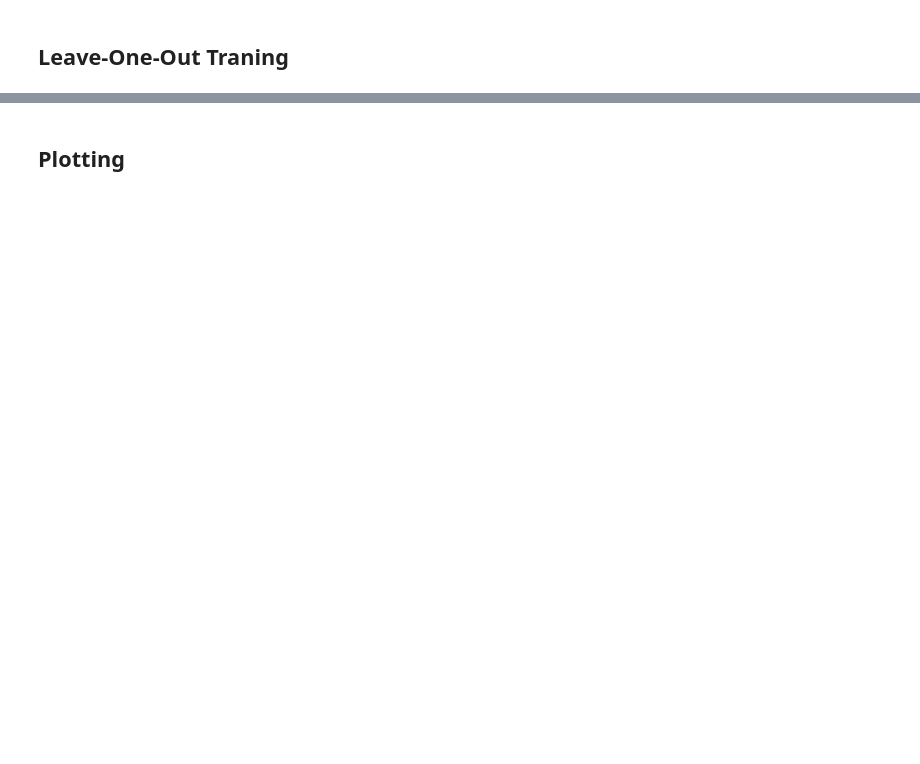
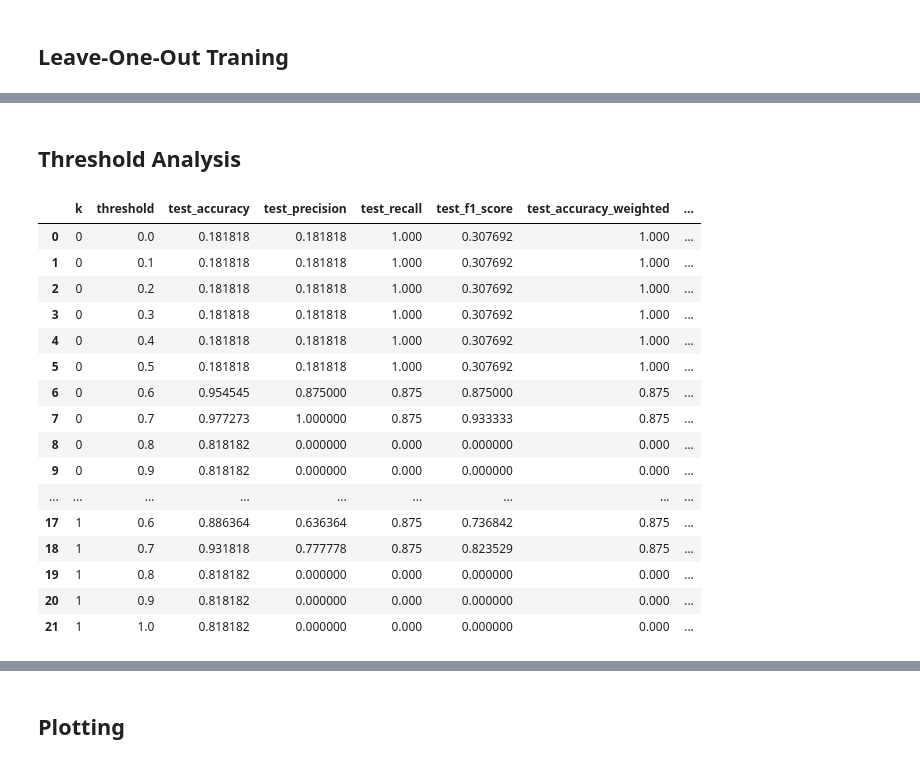
Before and after one commit to ribesstefano/ml4justice-feature-predictor, a Jupyter notebook: notebooks/ml4justice_nlp.ipynb, the cells around one changed output, grey strips where cells are left out. Saved outputs shown, nothing was run; the diff lists cells and outputs as text; code cells hidden in the pictures; blank space fills up the shorter version.

```diff
--- a/notebooks/ml4justice_nlp.ipynb
+++ b/notebooks/ml4justice_nlp.ipynb
@@ -302,0 +320,14 @@ tensor(0.)
+# %%
+import spacy
+
+nlp = spacy.load('it_core_news_lg')
+
+# texts = dataset_df['raw text'].tolist()
+texts = dataset_df['facts'].tolist()
+vectors = [doc.vector for doc in nlp.pipe(texts, batch_size=16)]
+num_features_emb = np.array(vectors).shape[1]
+dataset_df['text_embedding'] = vectors
+
+del nlp
+
+len(dataset_df['text_embedding'])
@@ -498,0 +498,2 @@ report_table.to_csv(f"/content/drive/MyDrive/Colab Notebooks/ml_for_justice/data
+# %% [markdown]
+## Threshold Analysis
@@ -498,0 +503,47 @@ report_table.to_csv(f"/content/drive/MyDrive/Colab Notebooks/ml_for_justice/data
+# %%
+basedir = f"/content/drive/MyDrive/Colab Notebooks/ml_for_justice/data/processed/"
+predictions = torch.load(f'{basedir}/nlp-count_vectorizer-loo-predictions.pt')
+targets = torch.load(f'{basedir}/nlp-count_vectorizer-loo-targets.pt')
+# %%
+predictions = torch.vstack(predictions)
+targets = torch.vstack(targets)
+# %%
+num_labels = targets.size()[-1]
+
+report_table_per_threshold = []
+for k, (y_preds, y_targets) in enumerate(zip(predictions, targets)):
+    y_preds = y_preds.unsqueeze(dim=0)
+    y_targets = y_targets.unsqueeze(dim=0)
+    for threshold in [0.1 * i for i in range(11)]:
+        tmp = {
+            'k': k,
+            'threshold': threshold,
+            f'test_accuracy': accuracy(y_preds, y_targets, task='multilabel', num_labels=num_labels, threshold=threshold).item(),
+            f'test_precision': precision(y_preds, y_targets, task='multilabel', num_labels=num_labels, threshold=threshold).item(),
+            f'test_recall': recall(y_preds, y_targets, task='multilabel', num_labels=num_labels, threshold=threshold).item(),
+            f'test_f1_score': f1_score(y_preds, y_targets, task='multilabel', num_labels=num_labels, threshold=threshold).item(),
+            f'test_accuracy_weighted': accuracy(y_preds, y_targets, task='multilabel', num_labels=num_labels, threshold=threshold, average='weighted').item(),
+            f'test_precision_weighted': precision(y_preds, y_targets, task='multilabel', num_labels=num_labels, threshold=threshold, average='weighted').item(),
+            f'test_recall_weighted': recall(y_preds, y_targets, task='multilabel', num_labels=num_labels, threshold=threshold, average='weighted').item(),
+            f'test_f1_score_weighted': f1_score(y_preds, y_targets, task='multilabel', num_labels=num_labels, threshold=threshold, average='weighted').item(),
+        }
+        report_table_per_threshold.append(tmp)
+pd.DataFrame(report_table_per_threshold)
+# %% [output]
+|  | k | threshold | test_accuracy | test_precision | test_recall | test_f1_score | test_accuracy_weighted | ... |
+| 0 | 0 | 0.0 | 0.181818 | 0.181818 | 1.000 | 0.307692 | 1.000 | ... |
+| 1 | 0 | 0.1 | 0.181818 | 0.181818 | 1.000 | 0.307692 | 1.000 | ... |
+| 2 | 0 | 0.2 | 0.181818 | 0.181818 | 1.000 | 0.307692 | 1.000 | ... |
+| 3 | 0 | 0.3 | 0.181818 | 0.181818 | 1.000 | 0.307692 | 1.000 | ... |
+| 4 | 0 | 0.4 | 0.181818 | 0.181818 | 1.000 | 0.307692 | 1.000 | ... |
+| 5 | 0 | 0.5 | 0.181818 | 0.181818 | 1.000 | 0.307692 | 1.000 | ... |
+| 6 | 0 | 0.6 | 0.954545 | 0.875000 | 0.875 | 0.875000 | 0.875 | ... |
+| 7 | 0 | 0.7 | 0.977273 | 1.000000 | 0.875 | 0.933333 | 0.875 | ... |
+| 8 | 0 | 0.8 | 0.818182 | 0.000000 | 0.000 | 0.000000 | 0.000 | ... |
+| 9 | 0 | 0.9 | 0.818182 | 0.000000 | 0.000 | 0.000000 | 0.000 | ... |
+| ... | ... | ... | ... | ... | ... | ... | ... | ... |
+| 17 | 1 | 0.6 | 0.886364 | 0.636364 | 0.875 | 0.736842 | 0.875 | ... |
+| 18 | 1 | 0.7 | 0.931818 | 0.777778 | 0.875 | 0.823529 | 0.875 | ... |
+| 19 | 1 | 0.8 | 0.818182 | 0.000000 | 0.000 | 0.000000 | 0.000 | ... |
+| 20 | 1 | 0.9 | 0.818182 | 0.000000 | 0.000 | 0.000000 | 0.000 | ... |
+| 21 | 1 | 1.0 | 0.818182 | 0.000000 | 0.000 | 0.000000 | 0.000 | ... |
```
Also changed, not shown: parts of 21 cells of this notebook.
